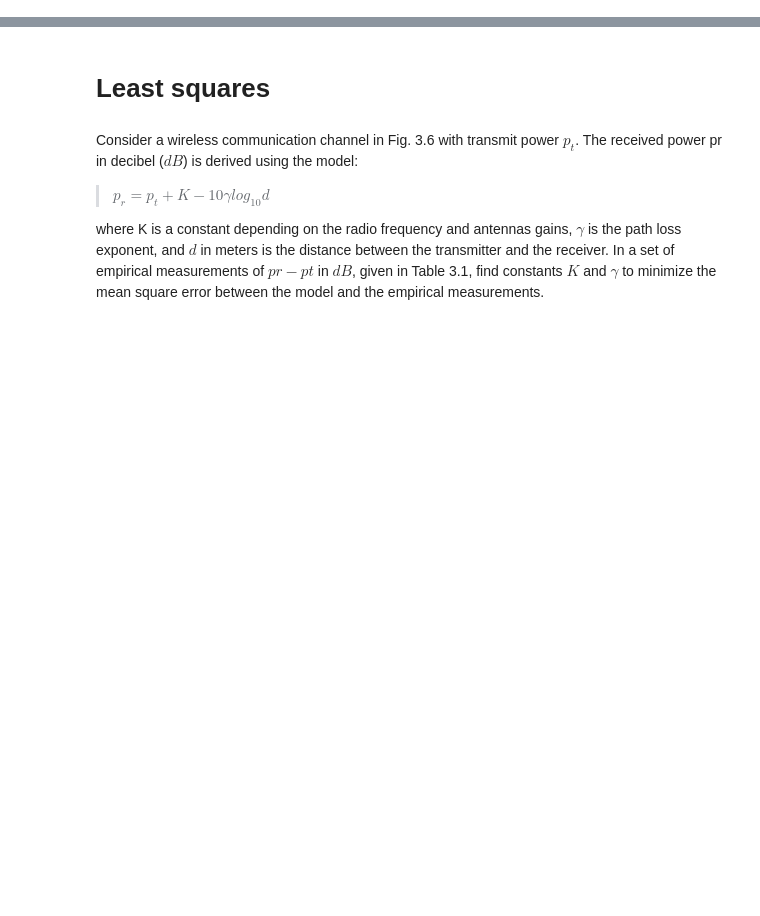
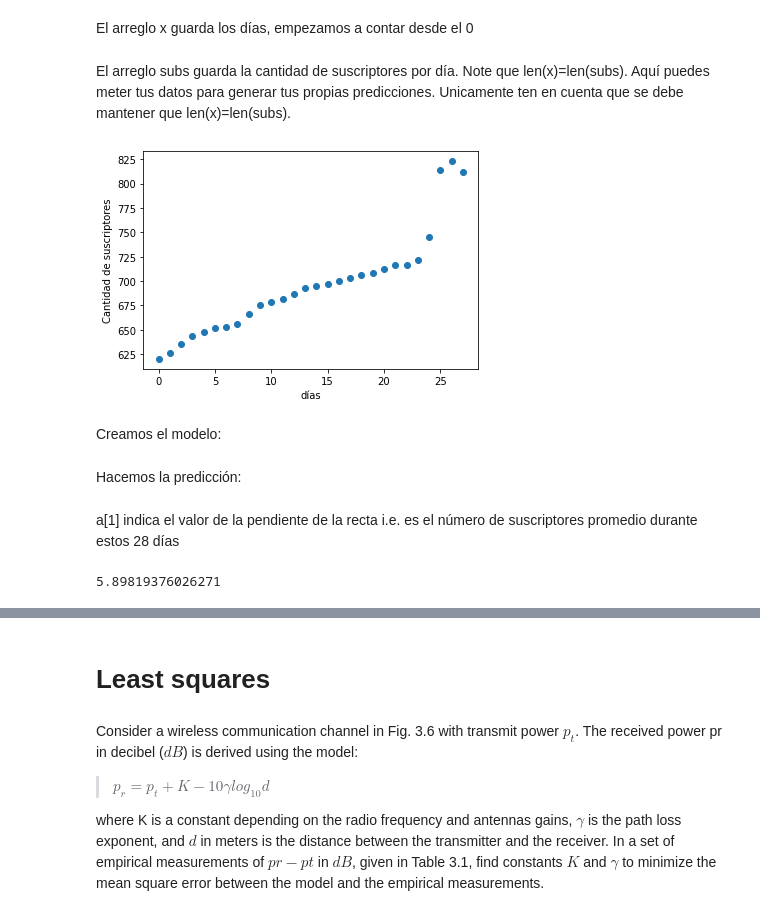
Before and after one commit to MarioBolanos/AnalisisNumerico, a Jupyter notebook: Optimization_in_Electrical_Engineering_Cap_3_Set_Constrained_Optimization.ipynb, the cells around one changed output, grey strips where cells are left out. Cells and saved outputs as stored; diff of their text form; code cells hidden in the pictures; blank space fills up the shorter version.

```diff
--- a/Optimization_in_Electrical_Engineering_Cap_3_Set_Constrained_Optimization.ipynb
+++ b/Optimization_in_Electrical_Engineering_Cap_3_Set_Constrained_Optimization.ipynb
@@ -2,0 +12,2 @@
+# %% [markdown]
+El arreglo x guarda los días, empezamos a contar desde el 0
@@ -2,0 +16,3 @@
+# %% [markdown]
+
+El arreglo subs guarda la cantidad de suscriptores por día. Note que len(x)=len(subs). Aquí puedes meter tus datos para generar tus propias predicciones. Unicamente ten en cuenta que se debe mantener que len(x)=len(subs).
@@ -2,0 +21,6 @@
+# %%
+plt.scatter(x, subs); plt.xlabel('días'); plt.ylabel('Cantidad de suscriptores');
+# %% [output]
+[figure, added]
+# %% [markdown]
+Creamos el modelo:
@@ -2,0 +31,2 @@
+# %% [markdown]
+Hacemos la predicción:
@@ -2,0 +36,7 @@
+# %% [markdown]
+
+a[1] indica el valor de la pendiente de la recta i.e. es el número de suscriptores promedio durante estos 28 días
+# %%
+a[1]
+# %% [output]
+5.89819376026271
```
Also changed, not shown: parts of 51 cells of this notebook.
